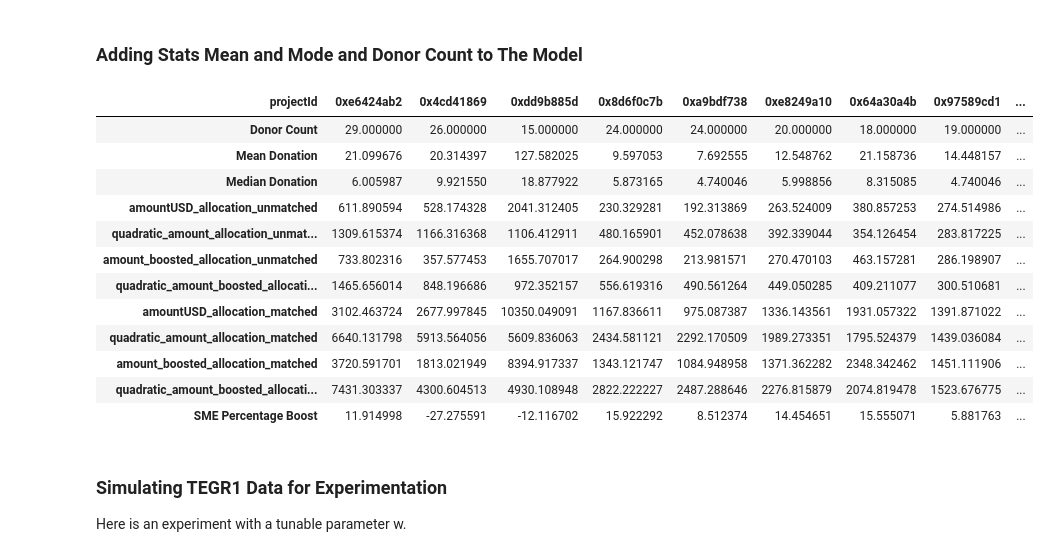
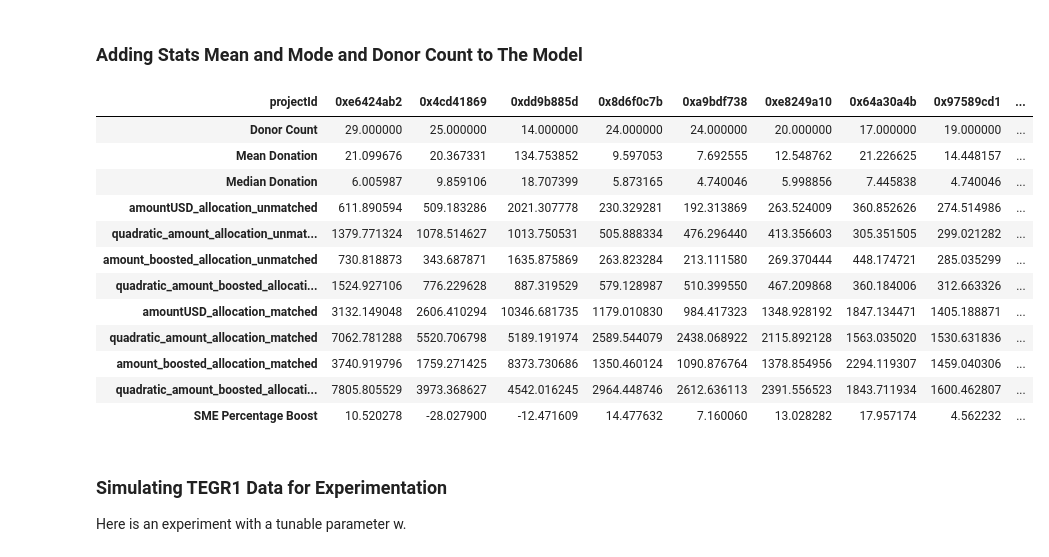
Before and after one commit to CommonsBuild/tqf, a Jupyter notebook: research/tegr1-c-feedback-from-jeff.ipynb, the cells around one changed output. Cells and saved outputs as stored; diff of their text form; code cells hidden in the pictures.

```diff
--- a/research/tegr1-c-feedback-from-jeff.ipynb
+++ b/research/tegr1-c-feedback-from-jeff.ipynb
@@ -127,23 +127,23 @@ class TECQFSME(pm.Parameterized):
             # Save the boosting percentage stat
             self.results['SME Percentage Boost'] = 100 * ((self.results['quadratic_amount_boosted_allocation_matched'] - self.results['quadratic_amount_allocation_matched']) / self.results['quadratic_amount_allocation_matched'])
 # %%
-tec_qf_sme = TECQFSME(dataset=df.copy(deep=True))
+tec_qf_sme = TECQFSME(dataset=df.copy(deep=True).replace(np.nan,0))
 
 tec_qf_sme.results.T
 # %% [output]
 | projectId | 0xe6424ab2 | 0x4cd41869 | 0xdd9b885d | 0x8d6f0c7b | 0xa9bdf738 | 0xe8249a10 | 0x64a30a4b | 0x97589cd1 | ... |
-| Donor Count | 29.000000 | 26.000000 | 15.000000 | 24.000000 | 24.000000 | 20.000000 | 18.000000 | 19.000000 | ... |
-| Mean Donation | 21.099676 | 20.314397 | 127.582025 | 9.597053 | 7.692555 | 12.548762 | 21.158736 | 14.448157 | ... |
-| Median Donation | 6.005987 | 9.921550 | 18.877922 | 5.873165 | 4.740046 | 5.998856 | 8.315085 | 4.740046 | ... |
-| amountUSD_allocation_unmatched | 611.890594 | 528.174328 | 2041.312405 | 230.329281 | 192.313869 | 263.524009 | 380.857253 | 274.514986 | ... |
-| quadratic_amount_allocation_unmat... | 1309.615374 | 1166.316368 | 1106.412911 | 480.165901 | 452.078638 | 392.339044 | 354.126454 | 283.817225 | ... |
-| amount_boosted_allocation_unmatched | 733.802316 | 357.577453 | 1655.707017 | 264.900298 | 213.981571 | 270.470103 | 463.157281 | 286.198907 | ... |
-| quadratic_amount_boosted_allocati... | 1465.656014 | 848.196686 | 972.352157 | 556.619316 | 490.561264 | 449.050285 | 409.211077 | 300.510681 | ... |
-| amountUSD_allocation_matched | 3102.463724 | 2677.997845 | 10350.049091 | 1167.836611 | 975.087387 | 1336.143561 | 1931.057322 | 1391.871022 | ... |
-| quadratic_amount_allocation_matched | 6640.131798 | 5913.564056 | 5609.836063 | 2434.581121 | 2292.170509 | 1989.273351 | 1795.524379 | 1439.036084 | ... |
-| amount_boosted_allocation_matched | 3720.591701 | 1813.021949 | 8394.917337 | 1343.121747 | 1084.948958 | 1371.362282 | 2348.342462 | 1451.111906 | ... |
-| quadratic_amount_boosted_allocati... | 7431.303337 | 4300.604513 | 4930.108948 | 2822.222227 | 2487.288646 | 2276.815879 | 2074.819478 | 1523.676775 | ... |
-| SME Percentage Boost | 11.914998 | -27.275591 | -12.116702 | 15.922292 | 8.512374 | 14.454651 | 15.555071 | 5.881763 | ... |
+| Donor Count | 29.000000 | 25.000000 | 14.000000 | 24.000000 | 24.000000 | 20.000000 | 17.000000 | 19.000000 | ... |
+| Mean Donation | 21.099676 | 20.367331 | 134.753852 | 9.597053 | 7.692555 | 12.548762 | 21.226625 | 14.448157 | ... |
+| Median Donation | 6.005987 | 9.859106 | 18.707399 | 5.873165 | 4.740046 | 5.998856 | 7.445838 | 4.740046 | ... |
+| amountUSD_allocation_unmatched | 611.890594 | 509.183286 | 2021.307778 | 230.329281 | 192.313869 | 263.524009 | 360.852626 | 274.514986 | ... |
+| quadratic_amount_allocation_unmat... | 1379.771324 | 1078.514627 | 1013.750531 | 505.888334 | 476.296440 | 413.356603 | 305.351505 | 299.021282 | ... |
+| amount_boosted_allocation_unmatched | 730.818873 | 343.687871 | 1635.875869 | 263.823284 | 213.111580 | 269.370444 | 448.174721 | 285.035299 | ... |
+| quadratic_amount_boosted_allocati... | 1524.927106 | 776.229628 | 887.319529 | 579.128987 | 510.399550 | 467.209868 | 360.184006 | 312.663326 | ... |
+| amountUSD_allocation_matched | 3132.149048 | 2606.410294 | 10346.681735 | 1179.010830 | 984.417323 | 1348.928192 | 1847.134471 | 1405.188871 | ... |
+| quadratic_amount_allocation_matched | 7062.781288 | 5520.706798 | 5189.191974 | 2589.544079 | 2438.068922 | 2115.892128 | 1563.035020 | 1530.631836 | ... |
+| amount_boosted_allocation_matched | 3740.919796 | 1759.271425 | 8373.730686 | 1350.460124 | 1090.876764 | 1378.854956 | 2294.119307 | 1459.040306 | ... |
+| quadratic_amount_boosted_allocati... | 7805.805529 | 3973.368627 | 4542.016245 | 2964.448746 | 2612.636113 | 2391.556523 | 1843.711934 | 1600.462807 | ... |
+| SME Percentage Boost | 10.520278 | -28.027900 | -12.471609 | 14.477632 | 7.160060 | 13.028282 | 17.957174 | 4.562232 | ... |
 # %% [markdown]
 ### Simulating TEGR1 Data for Experimentation
 Here is an experiment with a tunable parameter w.
```
Also changed, not shown: parts of 4 cells of this notebook.
